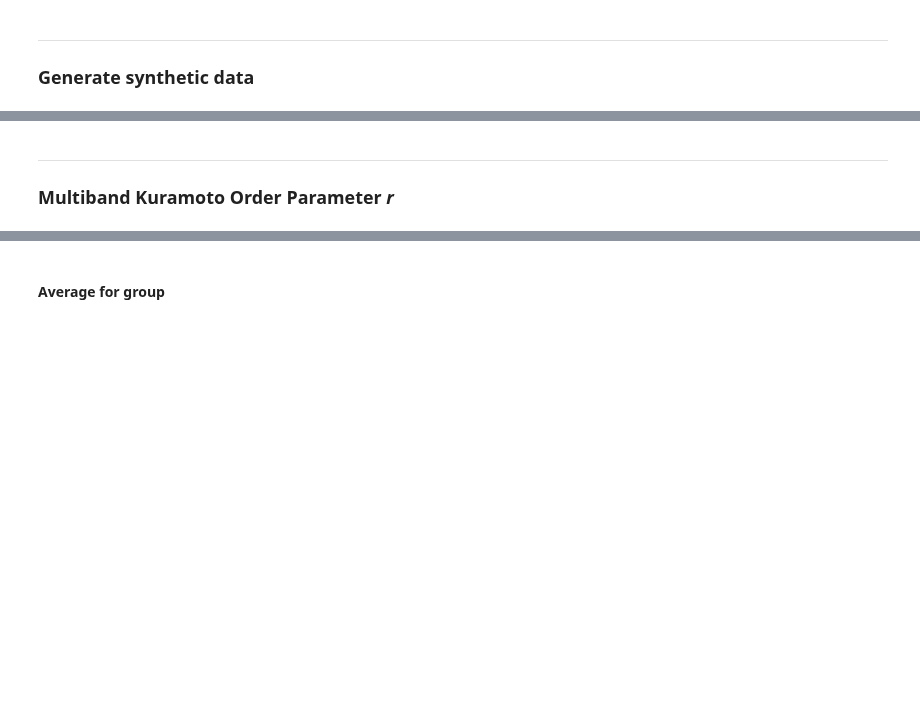
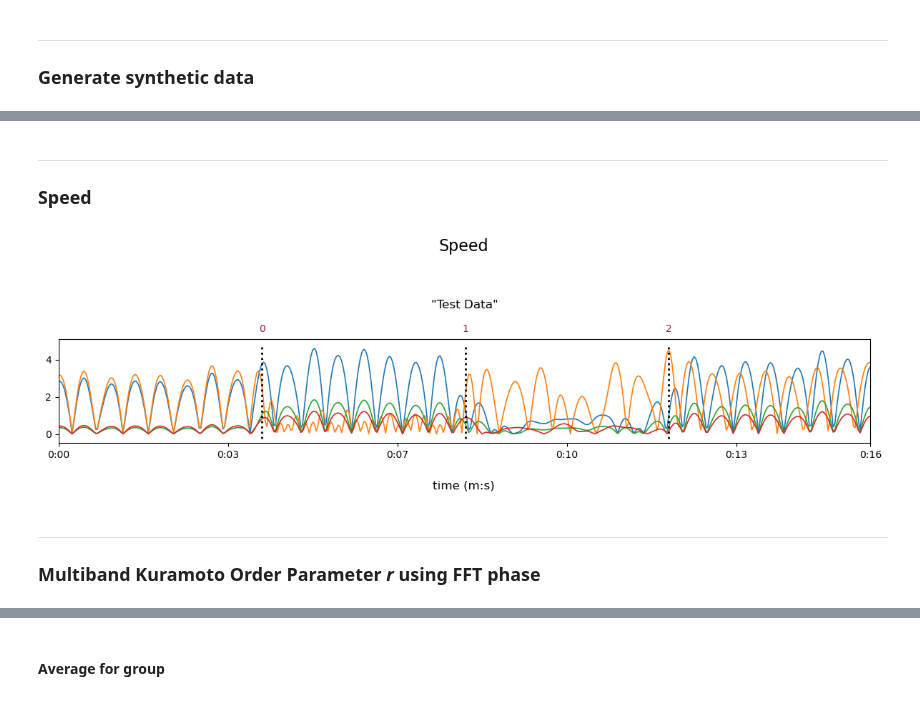
Before and after one commit to juigmend/SynCoord, a Jupyter notebook: docs/Kuramoto_r.ipynb, the cells around one changed output, grey strips where cells are left out. Saved outputs shown, nothing was run; the diff lists cells and outputs as text; code cells hidden in the pictures; blank space fills up the shorter version.

```diff
--- a/docs/Kuramoto_r.ipynb
+++ b/docs/Kuramoto_r.ipynb
@@ -48,3 +66,11 @@ index; key; Name; duration (s):
+# %% [markdown]
+***
+### Speed
+# %%
+speed = sc.ptdata.tder2D( filtered )
+speed.visualise( vscale=1.4, dlattr='1.2' )
+# %% [output]
+[figure, added]
 # %% [markdown]
 ***
-### Multiband Kuramoto Order Parameter *r*
+### Multiband Kuramoto Order Parameter *r* using FFT phase
```
Also changed, not shown: parts of 18 cells of this notebook.
